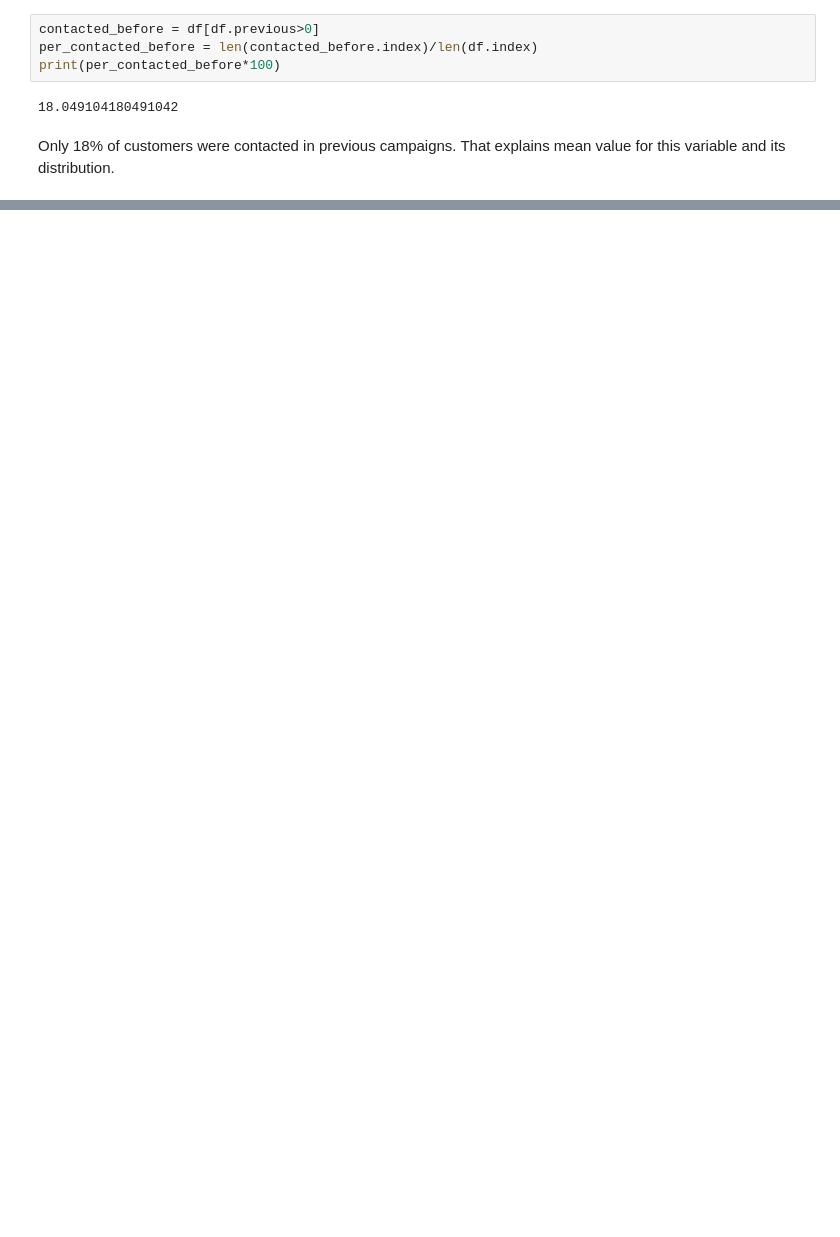
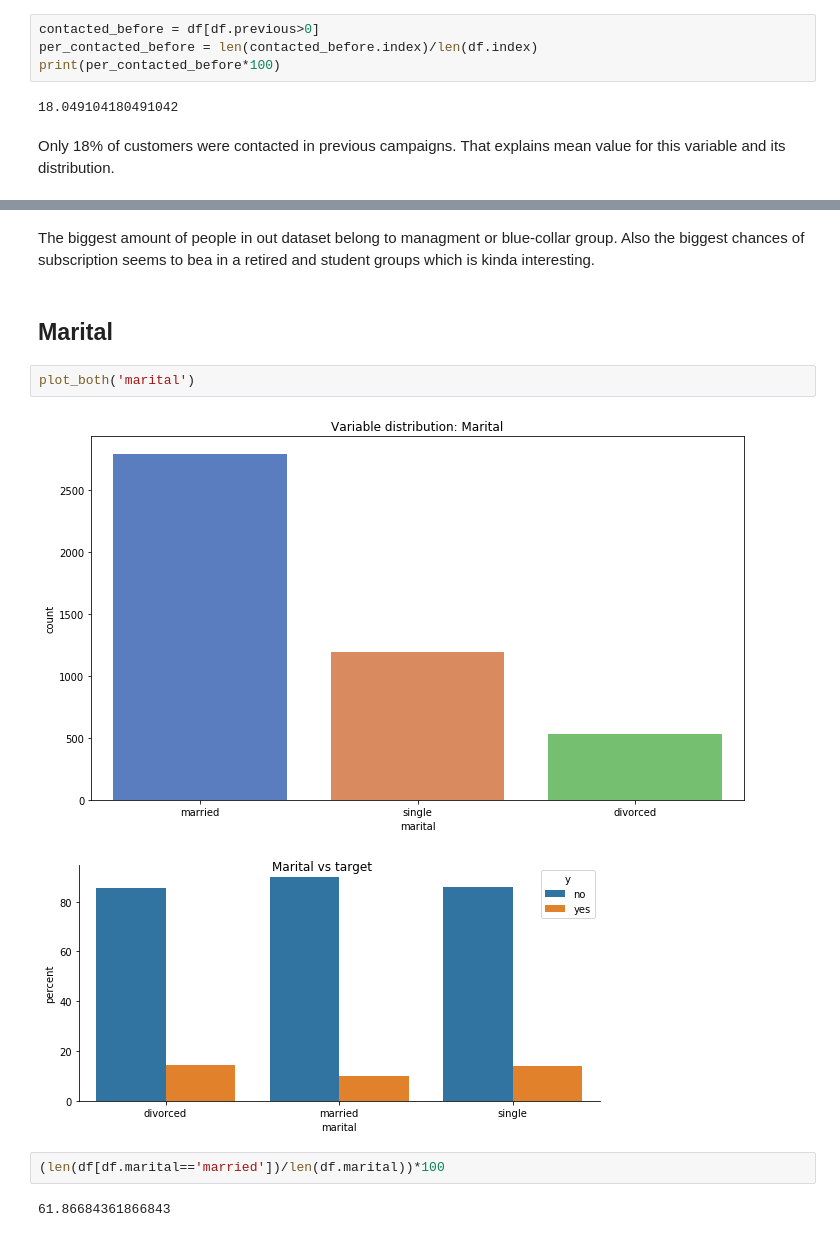
Before and after one commit to okcze/WUM-project-1, a Jupyter notebook: exploration.ipynb, the cells around one changed output, grey strips where cells are left out. Cells and saved outputs as stored; diff of their text form; blank space fills up the shorter version.

```diff
--- a/exploration.ipynb
+++ b/exploration.ipynb
@@ -157,0 +269,13 @@ Only 18% of customers were contacted in previous campaigns. That explains mean v
+# %% [markdown]
+The biggest amount of people in out dataset belong to managment or blue-collar group. Also the biggest chances of subscription seems to bea in a retired and student groups which is kinda interesting.
+# %% [markdown]
+## Marital
+# %%
+plot_both('marital')
+# %% [output]
+[figure, added]
+[figure, added]
+# %%
+(len(df[df.marital=='married'])/len(df.marital))*100
+# %% [output]
+61.86684361866843
```
Also changed, not shown: parts of 28 cells of this notebook, 1 other file.
